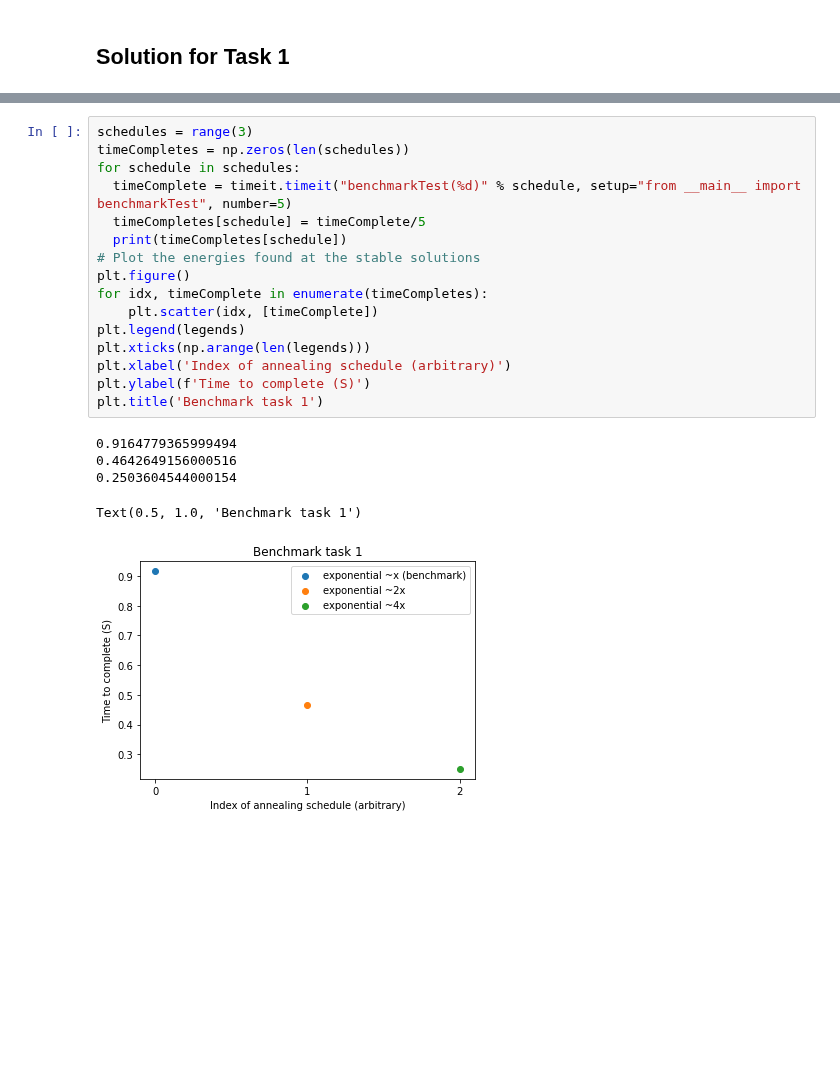
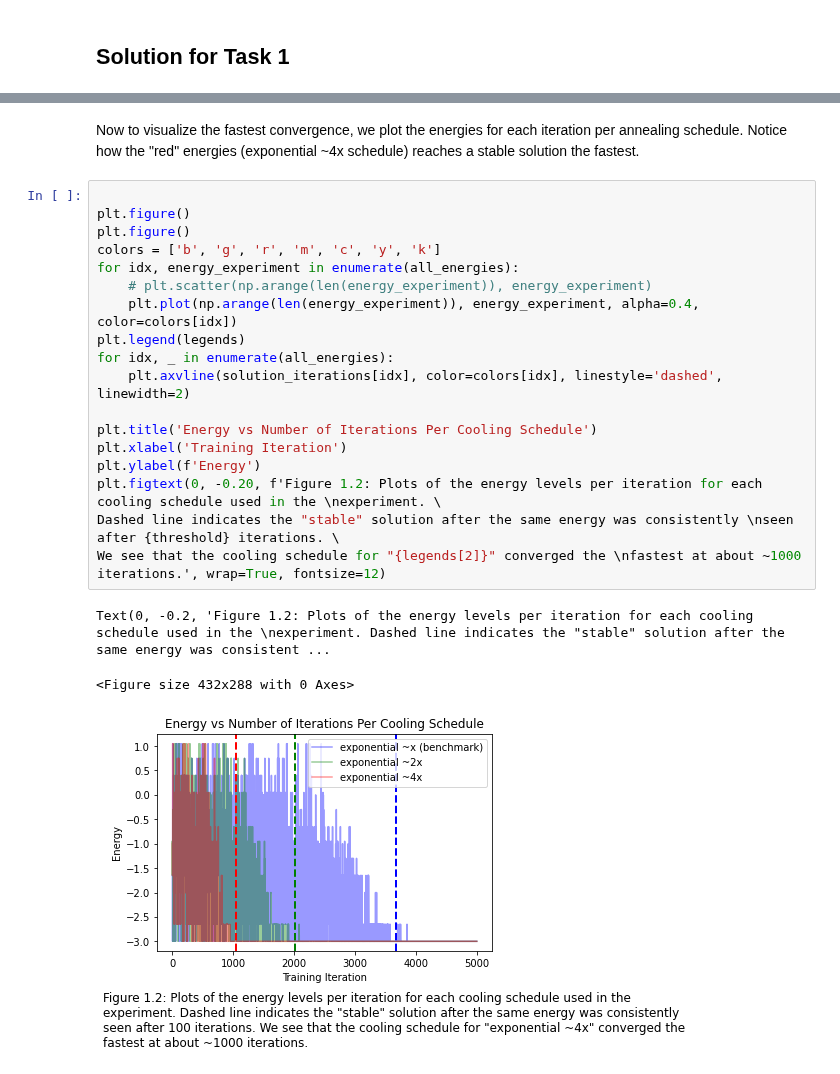
Before and after one commit to CDL-Quantum/CohortProject_2021, a Jupyter notebook: Week2_Rydberg_Atoms/Task1.ipynb, the cells around one changed output, grey strips where cells are left out. Drawn from its saved outputs; the diff is of its cells as text; blank space fills up the shorter version.

Commit message:
final touch ups to task 1

```diff
--- a/Week2_Rydberg_Atoms/Task1.ipynb
+++ b/Week2_Rydberg_Atoms/Task1.ipynb
@@ -294,22 +252,24 @@ def benchmarkTest(scheduleIdx):
-# %%
-schedules = range(3)
-timeCompletes = np.zeros(len(schedules))
-for schedule in schedules:
-  timeComplete = timeit.timeit("benchmarkTest(%d)" % schedule, setup="from __main__ import benchmarkTest", number=5)
-  timeCompletes[schedule] = timeComplete/5
-  print(timeCompletes[schedule])
-# Plot the energies found at the stable solutions
-plt.figure()
-for idx, timeComplete in enumerate(timeCompletes):
-    plt.scatter(idx, [timeComplete])
-plt.legend(legends)
-plt.xticks(np.arange(len(legends)))
-plt.xlabel('Index of annealing schedule (arbitrary)')
-plt.ylabel(f'Time to complete (S)')
-plt.title('Benchmark task 1')
-# %% [output]
-0.9164779365999494
-0.4642649156000516
-0.2503604544000154
-Text(0.5, 1.0, 'Benchmark task 1')
-[figure, removed]
+# %% [markdown]
+Now to visualize the fastest convergence, we plot the energies for each iteration per annealing schedule. Notice how the "red" energies (exponential ~4x schedule) reaches a stable solution the fastest.
+# %%
+
+plt.figure()
+plt.figure()
+colors = ['b', 'g', 'r', 'm', 'c', 'y', 'k']
+for idx, energy_experiment in enumerate(all_energies):
+    # plt.scatter(np.arange(len(energy_experiment)), energy_experiment)
+    plt.plot(np.arange(len(energy_experiment)), energy_experiment, alpha=0.4, color=colors[idx])
+plt.legend(legends)
+for idx, _ in enumerate(all_energies):
+    plt.axvline(solution_iterations[idx], color=colors[idx], linestyle='dashed', linewidth=2)
+
+plt.title('Energy vs Number of Iterations Per Cooling Schedule')
+plt.xlabel('Training Iteration')
+plt.ylabel(f'Energy')
+plt.figtext(0, -0.20, f'Figure 1.2: Plots of the energy levels per iteration for each cooling schedule used in the \nexperiment. \
+Dashed line indicates the "stable" solution after the same energy was consistently \nseen after {threshold} iterations. \
+We see that the cooling schedule for "{legends[2]}" converged the \nfastest at about ~1000 iterations.', wrap=True, fontsize=12)
+# %% [output]
+Text(0, -0.2, 'Figure 1.2: Plots of the energy levels per iteration for each cooling schedule used in the \nexperiment. Dashed line indicates the "stable" solution after the same energy was consistent ...
+<Figure size 432x288 with 0 Axes>
+[figure, added]
```
Also changed, not shown: parts of 9 cells of this notebook.
